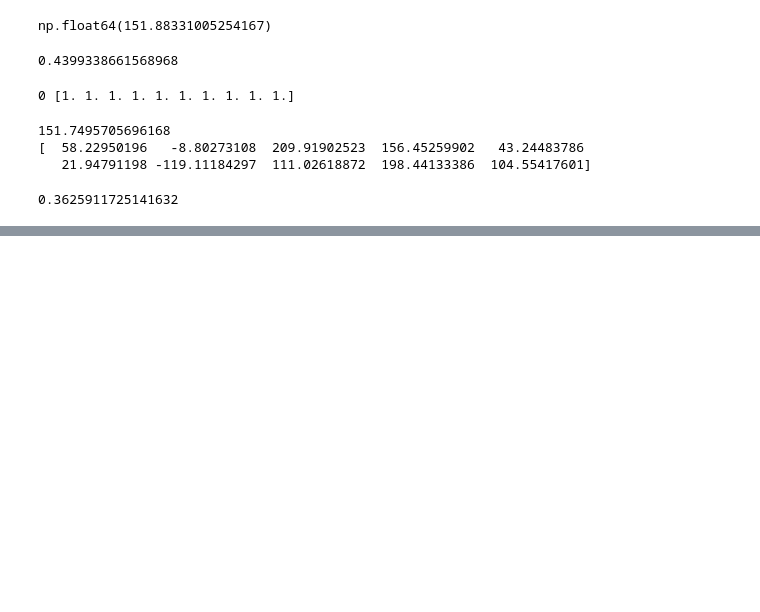
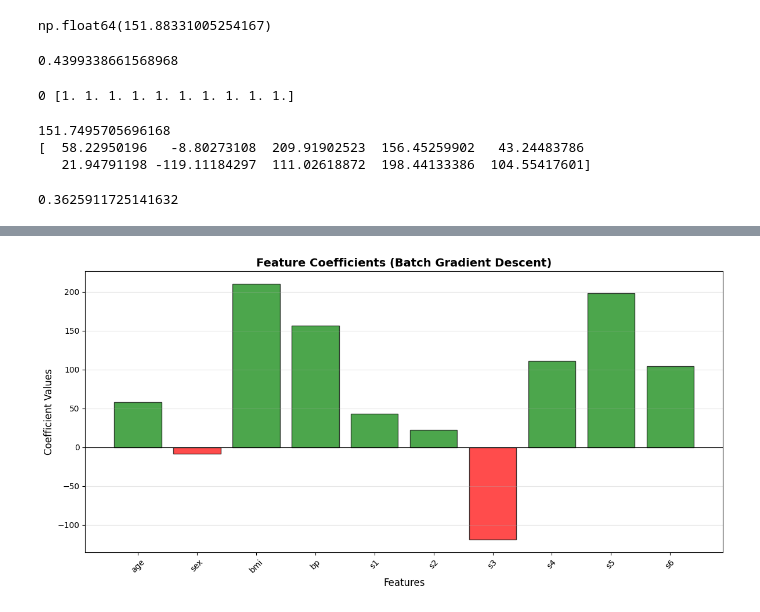
Before and after one commit to tarunpuniya287-del/Machine-Learning, a Jupyter notebook: Gradient Descent/batch.ipynb, the cells around one changed output, grey strips where cells are left out. Cells and saved outputs as stored; diff of their text form; code cells hidden in the pictures; blank space fills up the shorter version.

```diff
--- a/Gradient Descent/batch.ipynb
+++ b/Gradient Descent/batch.ipynb
@@ -83,0 +128,15 @@ r2_score(y_test,y_pred)
+# %%
+feature_names = ['age', 'sex', 'bmi', 'bp', 's1', 's2', 's3', 's4', 's5', 's6']
+plt.figure(figsize=(12, 6))
+colors = ['red' if c < 0 else 'green' for c in gdr.coef_]
+plt.bar(feature_names, gdr.coef_, color=colors, alpha=0.7, edgecolor='black')
+plt.xlabel('Features', fontsize=12)
+plt.ylabel('Coefficient Values', fontsize=12)
+plt.title('Feature Coefficients (Batch Gradient Descent)', fontsize=14, fontweight='bold')
+plt.axhline(y=0, color='black', linestyle='-', linewidth=0.8)
+plt.xticks(rotation=45)
+plt.grid(True, alpha=0.3, axis='y')
+plt.tight_layout()
+plt.show()
+# %% [output]
+[figure, added]
```
Also changed, not shown: parts of 5 cells of this notebook.
